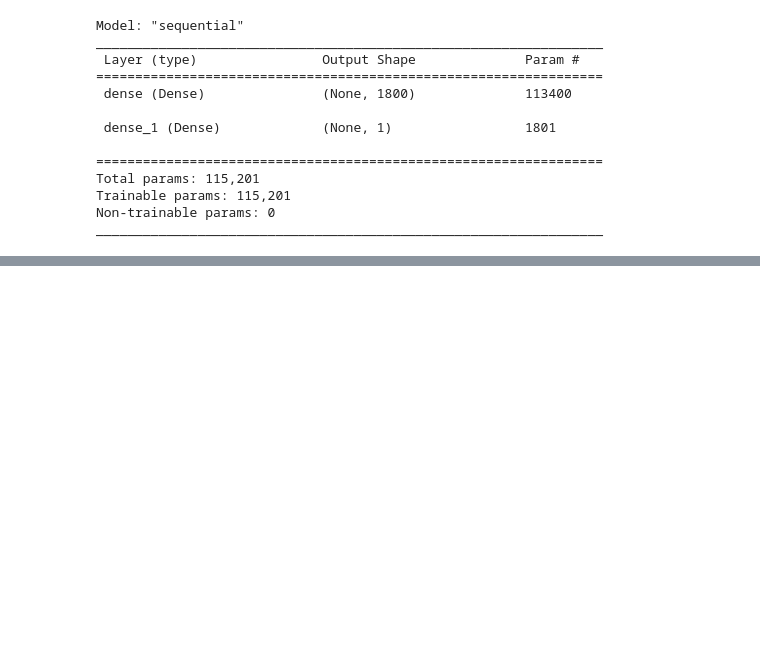
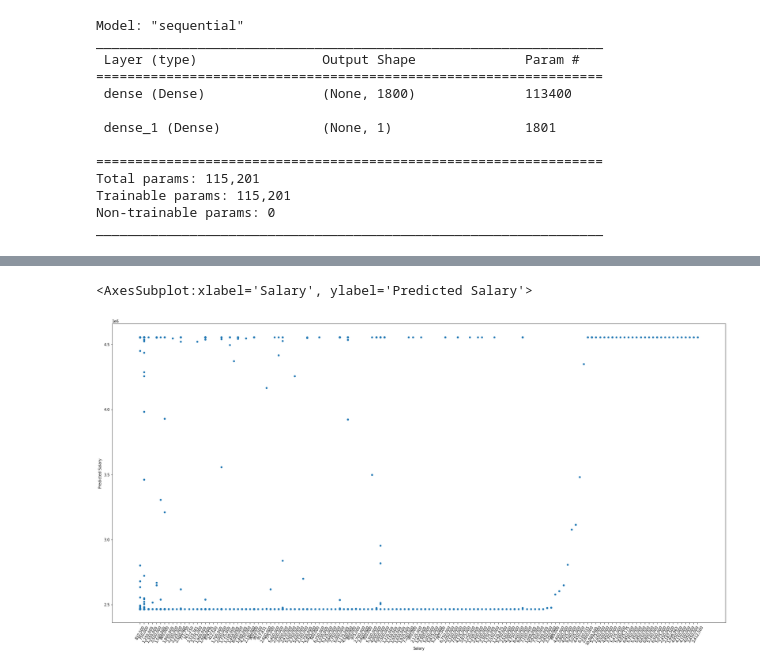
Before and after one commit to psthornquist/NHL-Player-Salary-Machine-Learning-Model, a Jupyter notebook: Train_Predict.ipynb, the cells around one changed output, grey strips where cells are left out. Drawn from its saved outputs; the diff is of its cells as text; code cells hidden in the pictures; blank space fills up the shorter version.

```diff
--- a/Train_Predict.ipynb
+++ b/Train_Predict.ipynb
@@ -413,0 +433,7 @@ df_review.tail(20)
+# %%
+import hvplot
+#df_review = pd.DataFrame(df_review)
+df_review.plot.scatter(x='Salary', y='Predicted Salary',figsize=(30,15),rot=60)
+# %% [output]
+<AxesSubplot:xlabel='Salary', ylabel='Predicted Salary'>
+[figure, added]
```
Also changed, not shown: parts of 29 cells of this notebook, 1 other file.
